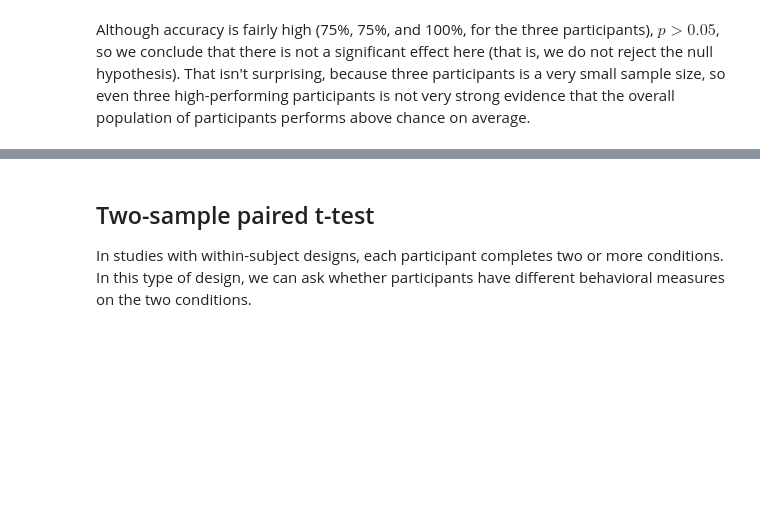
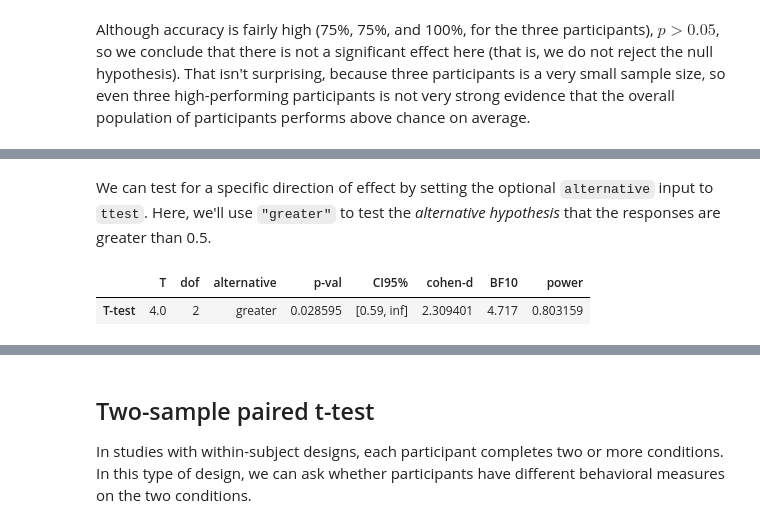
Before and after one commit to mortonne/datascipsych, a Jupyter notebook: assignments/assignment11/inferential_statistics.ipynb, the cells around one changed output, grey strips where cells are left out. Saved outputs shown, nothing was run; the diff lists cells and outputs as text; code cells hidden in the pictures; blank space fills up the shorter version.

```diff
--- a/assignments/assignment11/inferential_statistics.ipynb
+++ b/assignments/assignment11/inferential_statistics.ipynb
@@ -255,0 +330,7 @@ Although accuracy is fairly high (75%, 75%, and 100%, for the three participants
+# %% [markdown]
+We can test for a specific direction of effect by setting the optional `alternative` input to `ttest`. Here, we'll use `"greater"` to test the *alternative hypothesis* that the responses are greater than 0.5.
+# %%
+pg.ttest(m_target["response"], 0.5, alternative="greater")
+# %% [output]
+|  | T | dof | alternative | p-val | CI95% | cohen-d | BF10 | power |
+| T-test | 4.0 | 2 | greater | 0.028595 | [0.59, inf] | 2.309401 | 4.717 | 0.803159 |
```
Also changed, not shown: parts of 30 cells of this notebook.
